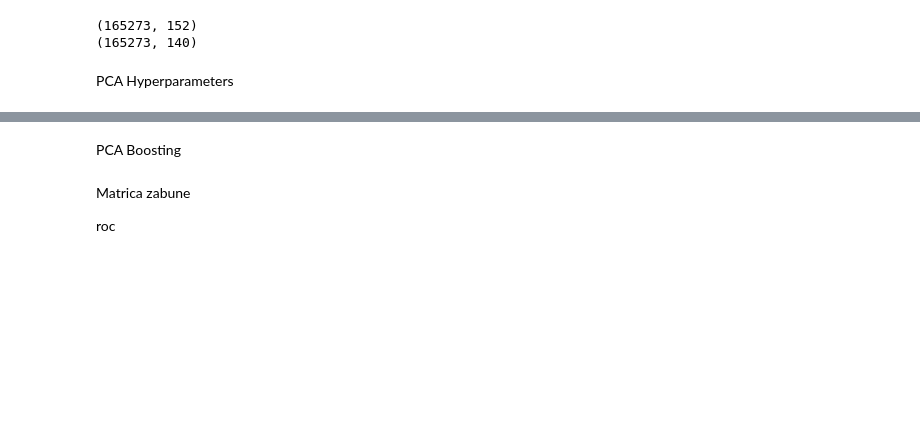
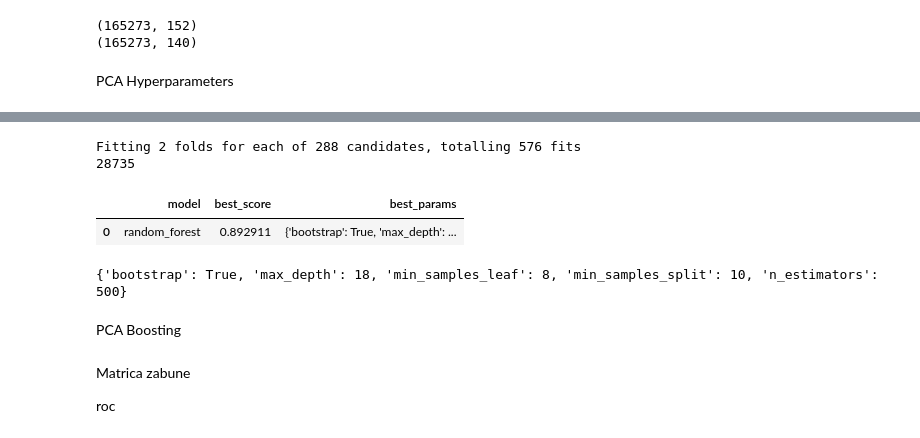
Before and after one commit to mjovanovic9999/ML, a Jupyter notebook: I/notebook/main.ipynb, the cells around one changed output, grey strips where cells are left out. Cells and saved outputs as stored; diff of their text form; code cells hidden in the pictures; blank space fills up the shorter version.

```diff
--- a/I/notebook/main.ipynb
+++ b/I/notebook/main.ipynb
@@ -1265,0 +1320,26 @@ Fitting 2 folds for each of 162 candidates, totalling 324 fits
+# %%
+rf_search={
+    'random_forest': {
+        'model': RandomForestClassifier(),
+        'params': {
+            'n_estimators': [int(x) for x in np.linspace(start = 10, stop = 500, num = 4)],  # [1,5,10]
+            'max_depth': [int(x) for x in np.linspace(2, 50, num = 4)],
+            'min_samples_split': [5, 15, 10],
+            'min_samples_leaf': [8, 2, 4],
+            'bootstrap': [True, False]
+
+        }
+    },
+}
+scores_rf, models_rf=gridSearch(df_pca2_lasso, 'readmitted', rf_search, metric='f1', folds=2)
+sc_rf = pd.DataFrame(scores_rf,columns=['model','best_score','best_params'])
+sc_rf
+# %% [output]
+Fitting 2 folds for each of 288 candidates, totalling 576 fits
+28735
+|  | model | best_score | best_params |
+| 0 | random_forest | 0.892911 | {'bootstrap': True, 'max_depth': ... |
+# %%
+print(sc_rf.iloc[0]['best_params'])
+# %% [output]
+{'bootstrap': True, 'max_depth': 18, 'min_samples_leaf': 8, 'min_samples_split': 10, 'n_estimators': 500}
```
Also changed, not shown: parts of 8 cells of this notebook.
